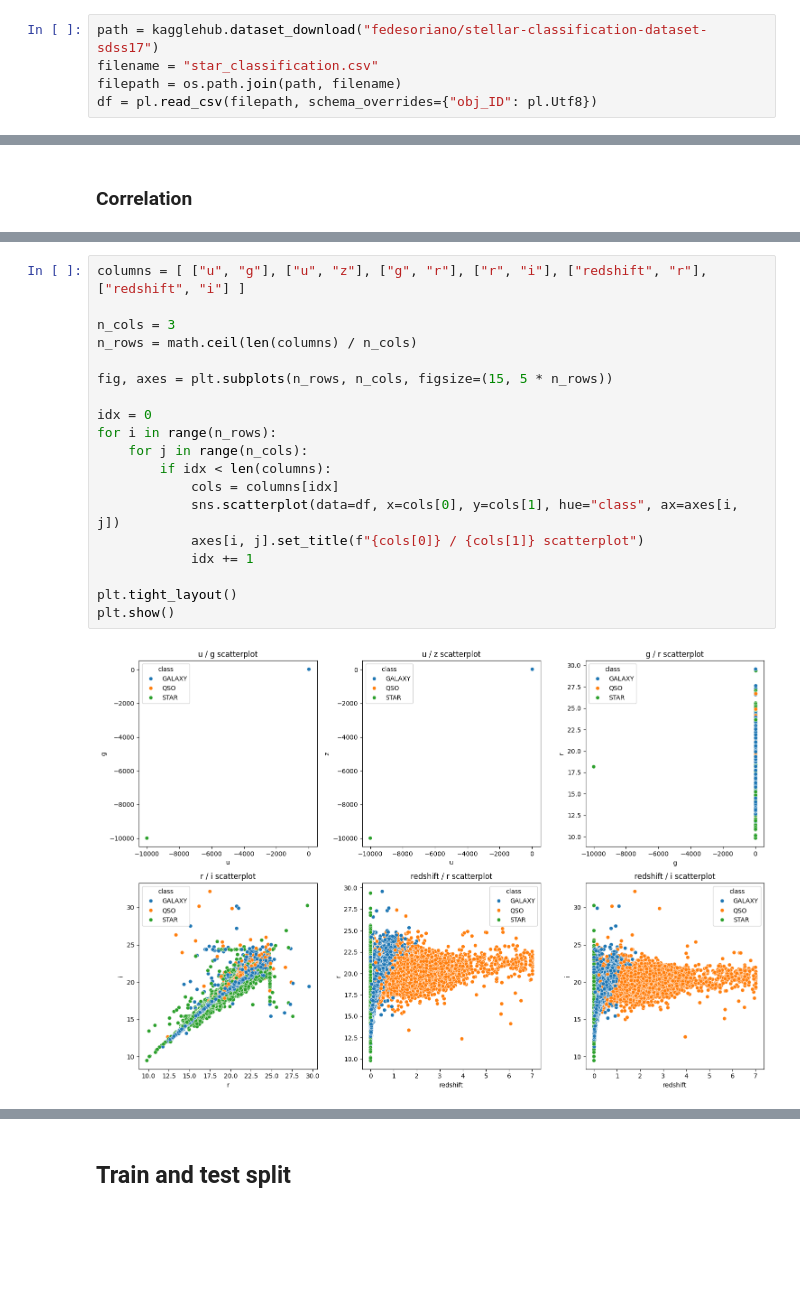
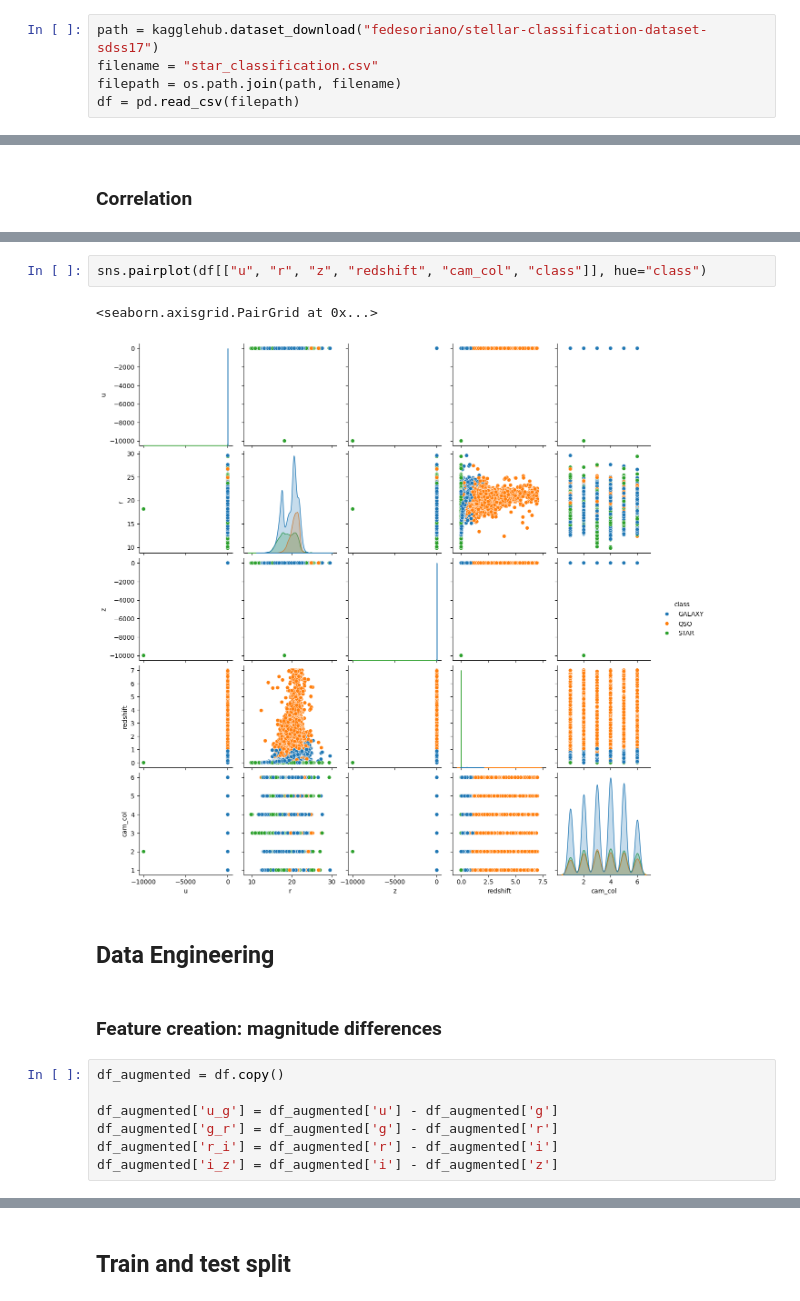
Before and after one commit to sunblade02/ml-astronomy, a Jupyter notebook: ML-Astronomy.ipynb, the cells around one changed output, grey strips where cells are left out. Drawn from its saved outputs; the diff is of its cells as text; blank space fills up the shorter version.

Commit message:
Data engineering and train and test split

```diff
--- a/ML-Astronomy.ipynb
+++ b/ML-Astronomy.ipynb
@@ -17,7 +20,7 @@ import seaborn as sns
 path = kagglehub.dataset_download("fedesoriano/stellar-classification-dataset-sdss17")
 filename = "star_classification.csv"
 filepath = os.path.join(path, filename)
-df = pl.read_csv(filepath, schema_overrides={"obj_ID": pl.Utf8})
+df = pd.read_csv(filepath)
 # %% [markdown]
 ## EDA
 # %% [markdown]
@@ -170,21 +165,16 @@ sns.heatmap(corr, cmap="coolwarm")
 # %%
-columns = [ ["u", "g"], ["u", "z"], ["g", "r"], ["r", "i"], ["redshift", "r"], ["redshift", "i"] ]
-
-n_cols = 3
-n_rows = math.ceil(len(columns) / n_cols)
-
-fig, axes = plt.subplots(n_rows, n_cols, figsize=(15, 5 * n_rows))
-
-idx = 0
-for i in range(n_rows):
-    for j in range(n_cols):
-        if idx < len(columns):
-            cols = columns[idx]
-            sns.scatterplot(data=df, x=cols[0], y=cols[1], hue="class", ax=axes[i, j])
-            axes[i, j].set_title(f"{cols[0]} / {cols[1]} scatterplot")
-            idx += 1
-
-plt.tight_layout()
-plt.show()
+sns.pairplot(df[["u", "r", "z", "redshift", "cam_col", "class"]], hue="class")
 # %% [output]
+<seaborn.axisgrid.PairGrid at 0x...>
-[figure, old version]
+[figure, new version]
+# %% [markdown]
+## Data Engineering
+# %% [markdown]
+### Feature creation: magnitude differences
+# %%
+df_augmented = df.copy()
+
+df_augmented['u_g'] = df_augmented['u'] - df_augmented['g']
+df_augmented['g_r'] = df_augmented['g'] - df_augmented['r']
+df_augmented['r_i'] = df_augmented['r'] - df_augmented['i']
+df_augmented['i_z'] = df_augmented['i'] - df_augmented['z']
```
Also changed, not shown: parts of 16 cells of this notebook, 1 other file.
